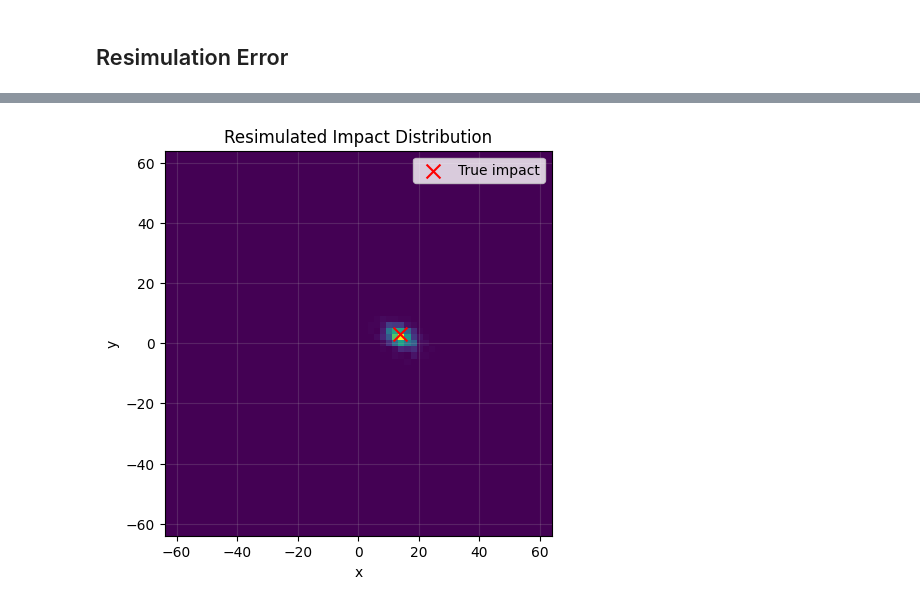
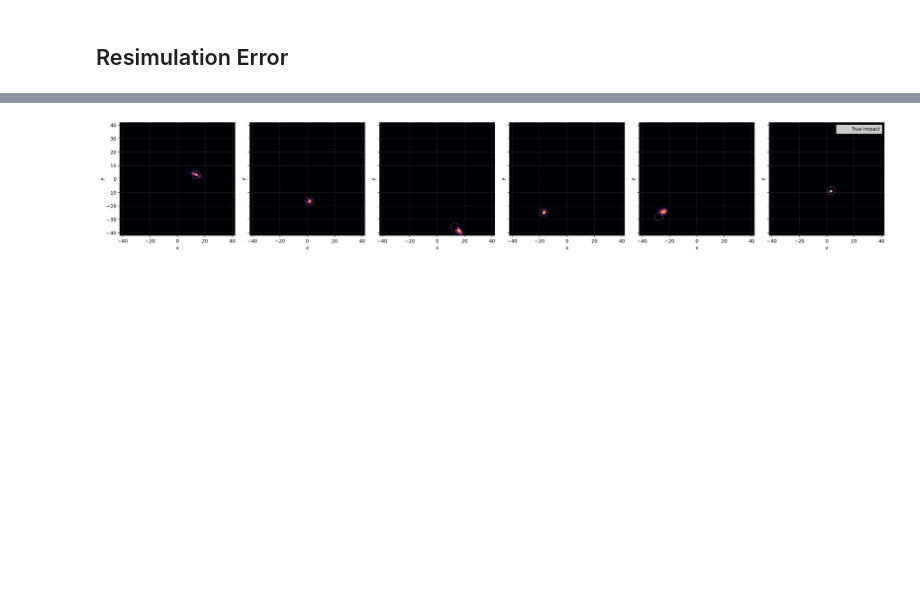
Before and after one commit to psaegert/bcnf, a Jupyter notebook: notebooks/resimulation.ipynb, the cells around one changed output, grey strips where cells are left out. Drawn from its saved outputs; the diff is of its cells as text; code cells hidden in the pictures; blank space fills up the shorter version.

Commit message:
Improve resimulation

```diff
--- a/notebooks/resimulation.ipynb
+++ b/notebooks/resimulation.ipynb
@@ -17,7 +17,7 @@ from bcnf.utils import load_config, load_data, sub_root_path
 # %% [markdown]
 ## Model
 # %%
-MODEL_NAME = f'trajectory_FC_large'
+MODEL_NAME = f'trajectory_FC_small'
 # %%
 with open(os.path.join(get_dir('models', 'bcnf-models', MODEL_NAME), 'config.json'), 'r') as f:
     config = load_config(json.load(f)['config_path'])
@@ -144,0 +126,15 @@ axes[1].legend()
+# %%
+# Show the median resimulation error over simulation time
+fig, ax = plt.subplots(1, 1, figsize=(8, 3), dpi=200)
+
+ax.plot(np.nanmedian(X_errors, axis=0), label='Median Resimulation Error')
+ax.fill_between(np.arange(STEPS), *np.nanpercentile(X_errors, [25, 75], axis=0), alpha=0.2, color='C0', label='50% CI')
+ax.fill_between(np.arange(STEPS), *np.nanpercentile(X_errors, [5, 95], axis=0), alpha=0.2, color='C0', label='90% CI')
+ax.set_ylim(0, None)
+
+ax.set_xlabel('Simulation Time')
+ax.set_ylabel('Median Squared Error')
+ax.legend()
+ax.grid(axis='y', alpha=0.5)
+
+plt.savefig(os.path.join(get_dir('results', f'{MODEL_NAME}', 'figures', create=True), 'resimulation_error.png'), bbox_inches='tight')
@@ -175,18 +155,20 @@ array([  0,   2,   5,   6,  10,  11,  12,  16,  20,  31,  33,  34,  36,
-# %%
-show_index = 0
-# Check if the desired validation trajectory has an impact
-assert show_index in true_impact_indices[0]
-
-X_val_impact_position = X[show_index, true_impact_indices[1][np.where(true_impact_indices[0] == show_index)[0]][0], :]
 # %%
 # Plot a heatmap of X_resimulation[0, impact_indices, :2]
-fig, ax = plt.subplots(1, 1, figsize=(5, 5))
-ax.hist2d(X_resimulation_impact_positions[show_index][:, 0], X_resimulation_impact_positions[show_index][:, 1], bins=np.linspace(-64, 64, 64), cmap='viridis');
-ax.scatter(X_val_impact_position[0], X_val_impact_position[1], color='red', s=100, marker='x', label='True impact')
-ax.grid(axis='both', alpha=0.2);
-ax.set_xlabel('x');
-ax.set_ylabel('y');
-ax.set_title('Resimulated Impact Distribution');
+fig, axes = plt.subplots(1, 6, figsize=(23, 4), sharey=True, dpi=200)
+
+for i, (show_index, ax) in enumerate(zip(true_impact_indices[0], axes)):
+    X_val_impact_position = X[show_index, true_impact_indices[1][np.where(true_impact_indices[0] == show_index)[0]][0], :]
+
+    ax.hist2d(X_resimulation_impact_positions[show_index][:, 0], X_resimulation_impact_positions[show_index][:, 1], bins=np.linspace(-42, 42, 128), cmap='inferno');
+    ax.scatter(X_val_impact_position[0], X_val_impact_position[1], s=300, marker='o', label='True impact', facecolors='none', edgecolors='white', alpha=0.3);
+    ax.grid(axis='both', alpha=0.2);
+    ax.set_xlabel('x');
+    ax.set_ylabel('y');
+
 ax.legend();
+
+fig.tight_layout()
+
+plt.savefig(os.path.join(get_dir('results', f'{MODEL_NAME}', 'figures', create=True), 'resimulation_impact_heatmap.png'))
 # %% [output]
-[figure, old version]
+[figure, new version]
```
Also changed, not shown: parts of 11 cells of this notebook, 9 other files.
